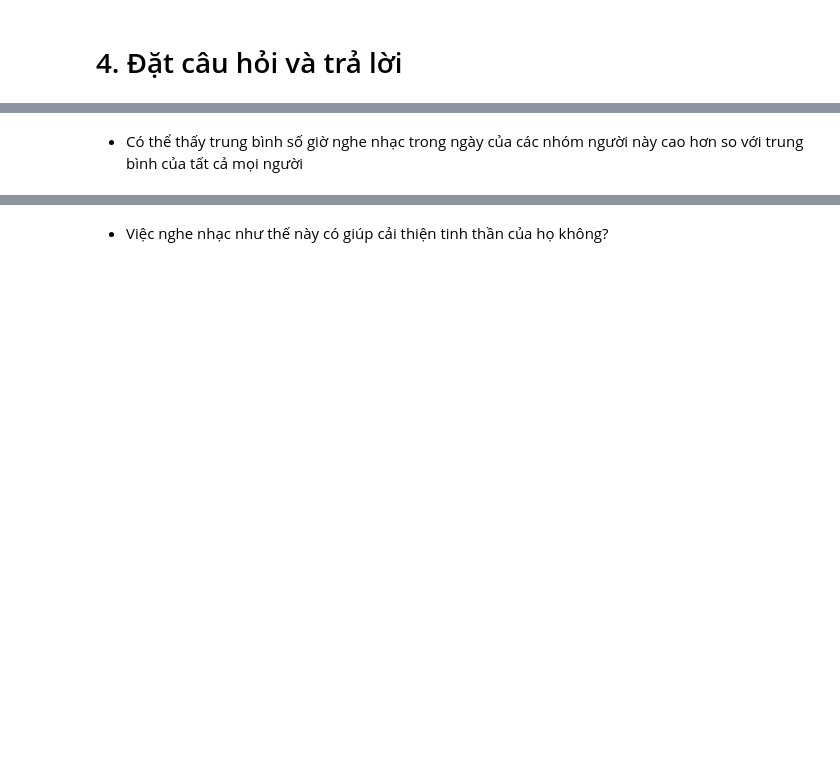
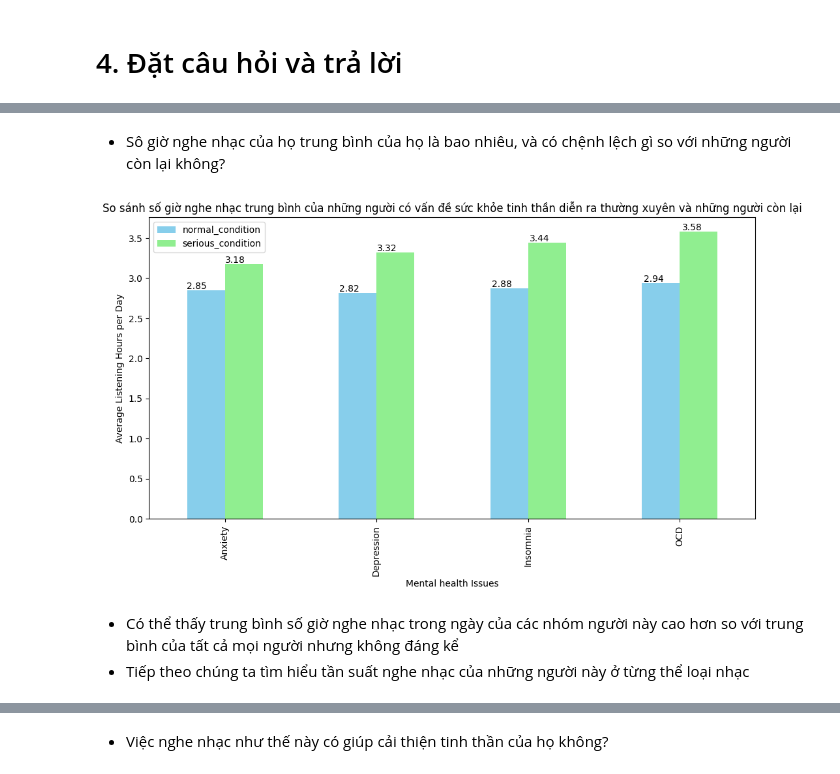
Before and after one commit to HungLVT/DS, a Jupyter notebook: 4.0-questions-and-answers.ipynb, the cells around one changed output, grey strips where cells are left out. Drawn from its saved outputs; the diff is of its cells as text; code cells hidden in the pictures; blank space fills up the shorter version.

```diff
--- a/4.0-questions-and-answers.ipynb
+++ b/4.0-questions-and-answers.ipynb
@@ -41,0 +40,9 @@ Trung bình số giờ nghe nhạc của một người trong bài khảo sát l
+# %%
+metal_healths = ['Anxiety', 'Depression', 'Insomnia', 'OCD']
+
+# Lọc ra các cột liên quan đến tần suất nghe nhạc
+frequency_columns = [col for col in df.columns if col.startswith('Frequency')]
+
+# Tạo DataFrame mới chỉ chứa dữ liệu tần suất nghe nhạc
+df_frequency = df[frequency_columns]
+df_frequency
@@ -42,2 +168,35 @@ Trung bình số giờ nghe nhạc của một người trong bài khảo sát l
+# %% [markdown]
+- Sô giờ nghe nhạc của họ trung bình của họ là bao nhiêu, và có chệnh lệch gì so với những người còn lại không?
+# %%
+# Biểu đồ cột đôi để so sánh số giời nghe nhạc trung bình của những người này so với những người còn lại
+
+
+# Tạo dictionary để lưu trữ kết quả
+average_hours = {'normal_condition': [], 'serious_condition': []}
+
+# Tính trung bình số giờ nghe nhạc cho mỗi nhóm và mỗi bệnh lý
+for metal_health in metal_healths:
+    df_serious = df[df[metal_health] > 5]
+    df_normal = df[df[metal_health] <= 5]
+
+    average_hours['normal_condition'].append(df_normal['Hours per day'].mean())
+    average_hours['serious_condition'].append(df_serious['Hours per day'].mean())
+
+# Chuyển dictionary thành DataFrame
+average_hours_df = pd.DataFrame(average_hours, index=metal_healths)
+
+# Vẽ biểu đồ
+ax = average_hours_df.plot(kind='bar', figsize=(12, 6), color = custom_colormap)
+
+for p in ax.patches:
+    ax.annotate(str(round(p.get_height(), 2)), (p.get_x() * 1.005, p.get_height() * 1.005))
+
+plt.xlabel('Mental health Issues')
+plt.ylabel('Average Listening Hours per Day')
+plt.title('So sánh số giờ nghe nhạc trung bình của những người có vấn đề sức khỏe tinh thần diễn ra thường xuyên và những người còn lại')
+plt.show()
+# %% [output]
+[figure, added]
 # %% [markdown]
-- Có thể thấy trung bình số giờ nghe nhạc trong ngày của các nhóm người này cao hơn so với trung bình của tất cả mọi người
+- Có thể thấy trung bình số giờ nghe nhạc trong ngày của các nhóm người này cao hơn so với trung bình của tất cả mọi người nhưng không đáng kể
+- Tiếp theo chúng ta tìm hiểu tần suất nghe nhạc của những người này ở từng thể loại nhạc
```
Also changed, not shown: parts of 17 cells of this notebook.
